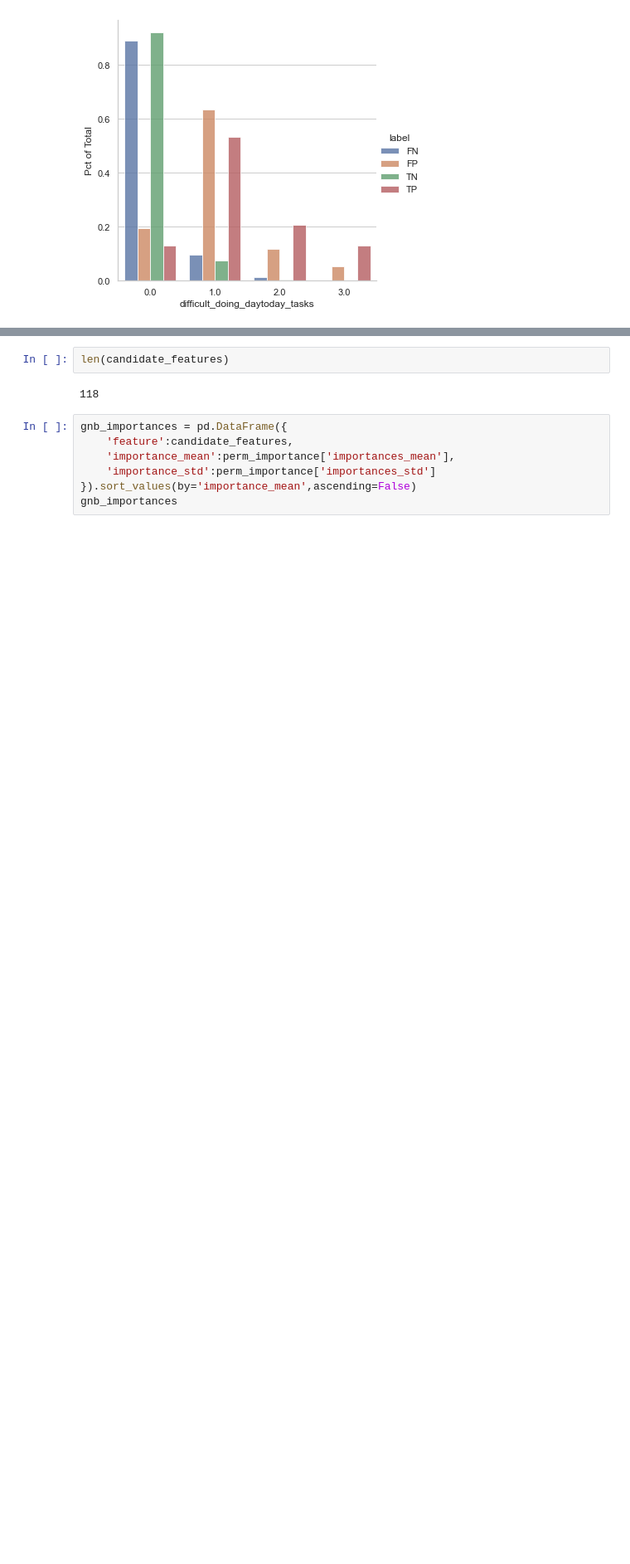
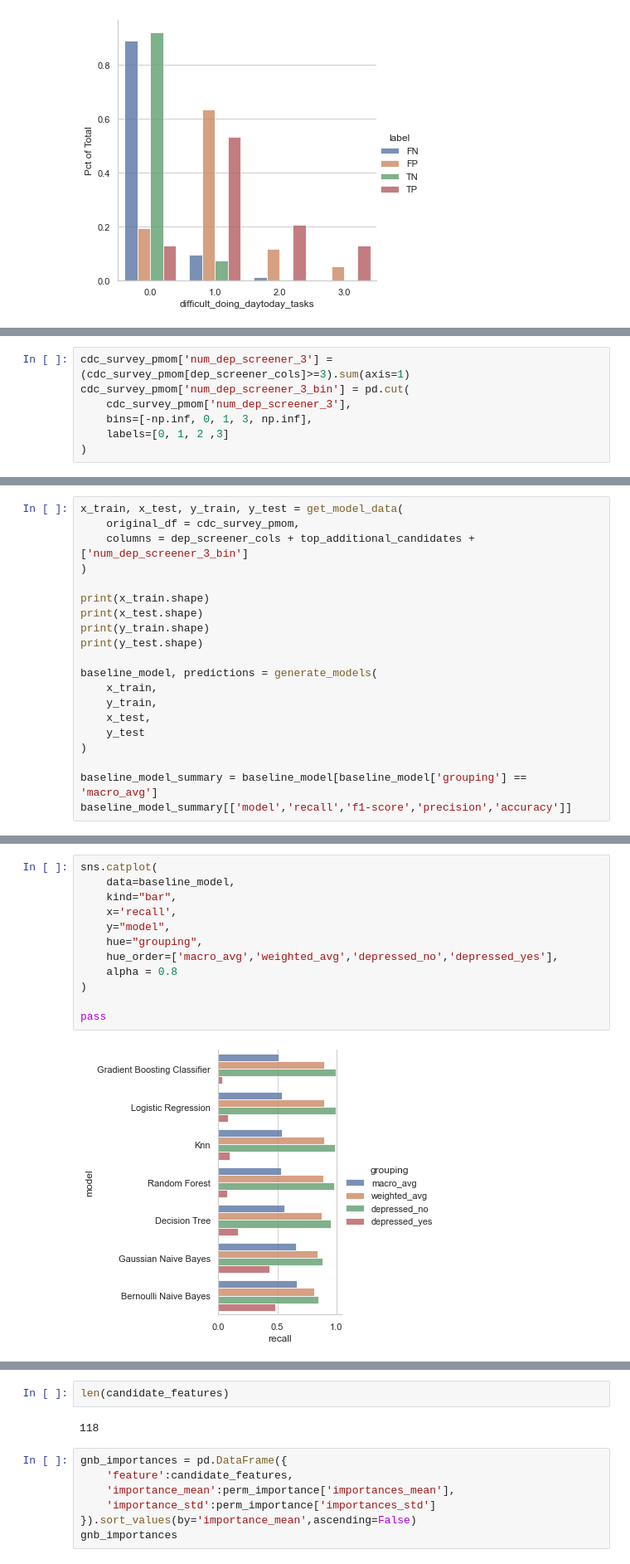
Before and after one commit to orenscarmeli/capstone210-ppd-carmeli_chari_hand_lee, a Jupyter notebook: modeling/error_analysis.ipynb, the cells around one changed output, grey strips where cells are left out. Shown at 83% size. Drawn from its saved outputs; the diff is of its cells as text; blank space fills up the shorter version.

```diff
--- a/modeling/survey_model_final.ipynb
+++ b/modeling/error_analysis.ipynb
@@ -636,0 +780,7 @@ create_error_plots(
+# %%
+cdc_survey_pmom['num_dep_screener_3'] = (cdc_survey_pmom[dep_screener_cols]>=3).sum(axis=1)
+cdc_survey_pmom['num_dep_screener_3_bin'] = pd.cut(
+    cdc_survey_pmom['num_dep_screener_3'],
+    bins=[-np.inf, 0, 1, 3, np.inf],
+    labels=[0, 1, 2 ,3]
+)
@@ -636,0 +821,20 @@ create_error_plots(
+# %%
+x_train, x_test, y_train, y_test = get_model_data(
+    original_df = cdc_survey_pmom,
+    columns = dep_screener_cols + top_additional_candidates + ['num_dep_screener_3_bin']
+)
+
+print(x_train.shape)
+print(x_test.shape)
+print(y_train.shape)
+print(y_test.shape)
+
+baseline_model, predictions = generate_models(
+    x_train,
+    y_train,
+    x_test,
+    y_test
+)
+
+baseline_model_summary = baseline_model[baseline_model['grouping'] == 'macro_avg']
+baseline_model_summary[['model','recall','f1-score','precision','accuracy']]
@@ -636,0 +854,14 @@ create_error_plots(
+# %%
+sns.catplot(
+    data=baseline_model,
+    kind="bar",
+    x='recall',
+    y="model",
+    hue="grouping",
+    hue_order=['macro_avg','weighted_avg','depressed_no','depressed_yes'],
+    alpha = 0.8
+)
+
+pass
+# %% [output]
+[figure, added]
```
Also changed, not shown: parts of 27 cells of this notebook.
